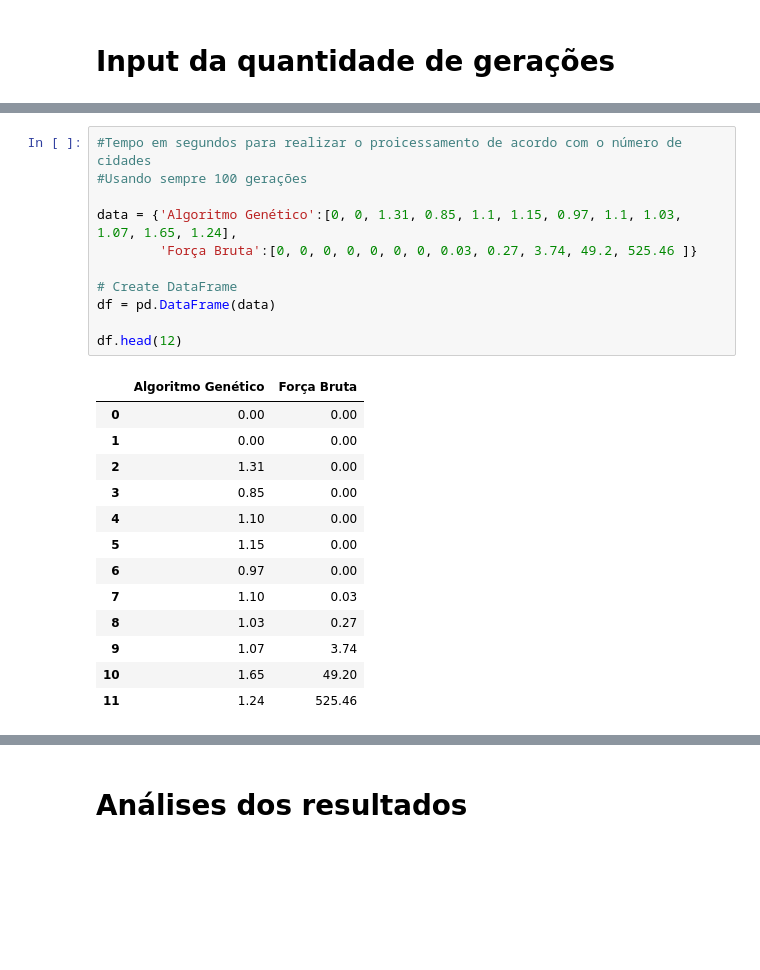
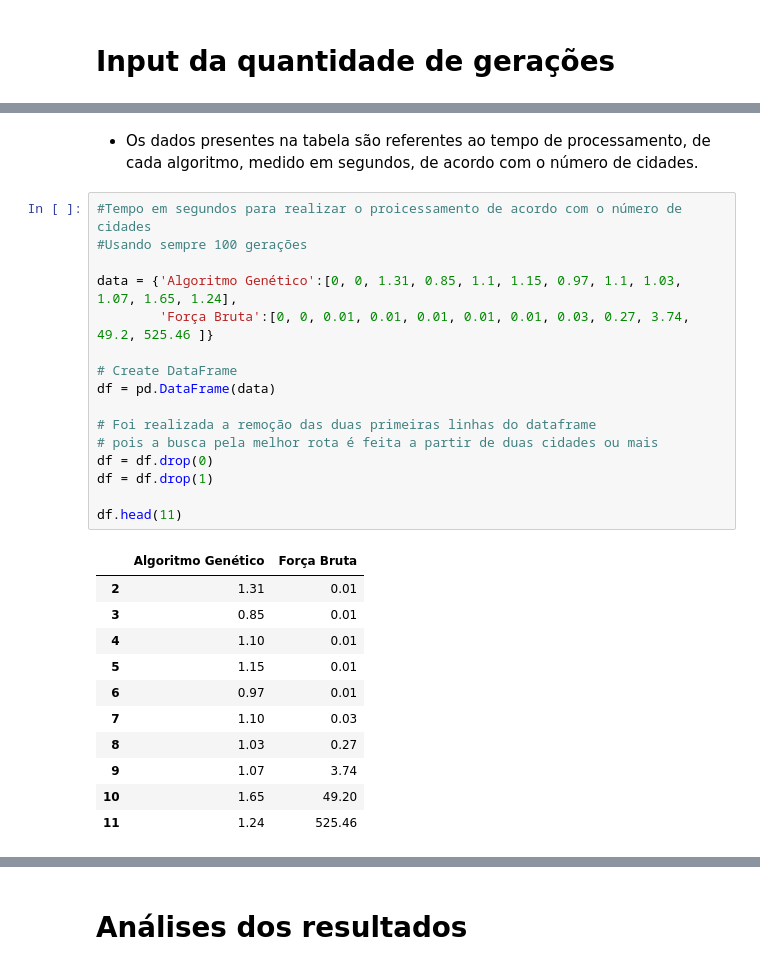
Before and after one commit to betinti/AlgoritmoGenetico-OtimizacaoDeRotas, a Jupyter notebook: Grupo51_TechChallenge_fase2.ipynb, the cells around one changed output, grey strips where cells are left out. Saved outputs shown, nothing was run; the diff lists cells and outputs as text; blank space fills up the shorter version.

```diff
--- a/Grupo51_TechChallenge_fase2.ipynb
+++ b/Grupo51_TechChallenge_fase2.ipynb
@@ -611,23 +543,28 @@ def plot_route(cities, route):
+# %% [markdown]
+- Os dados presentes na tabela são referentes ao tempo de processamento, de cada algoritmo, medido em segundos, de acordo com o número de cidades.
 # %%
 #Tempo em segundos para realizar o proicessamento de acordo com o número de cidades
 #Usando sempre 100 gerações
 
 data = {'Algoritmo Genético':[0, 0, 1.31, 0.85, 1.1, 1.15, 0.97, 1.1, 1.03, 1.07, 1.65, 1.24],
-        'Força Bruta':[0, 0, 0, 0, 0, 0, 0, 0.03, 0.27, 3.74, 49.2, 525.46 ]}
+        'Força Bruta':[0, 0, 0.01, 0.01, 0.01, 0.01, 0.01, 0.03, 0.27, 3.74, 49.2, 525.46 ]}
 
 # Create DataFrame
 df = pd.DataFrame(data)
 
-df.head(12)
+# Foi realizada a remoção das duas primeiras linhas do dataframe
+# pois a busca pela melhor rota é feita a partir de duas cidades ou mais
+df = df.drop(0)
+df = df.drop(1)
+
+df.head(11)
 # %% [output]
 |  | Algoritmo Genético | Força Bruta |
-| 0 | 0.00 | 0.00 |
-| 1 | 0.00 | 0.00 |
-| 2 | 1.31 | 0.00 |
-| 3 | 0.85 | 0.00 |
-| 4 | 1.10 | 0.00 |
-| 5 | 1.15 | 0.00 |
-| 6 | 0.97 | 0.00 |
+| 2 | 1.31 | 0.01 |
+| 3 | 0.85 | 0.01 |
+| 4 | 1.10 | 0.01 |
+| 5 | 1.15 | 0.01 |
+| 6 | 0.97 | 0.01 |
 | 7 | 1.10 | 0.03 |
 | 8 | 1.03 | 0.27 |
 | 9 | 1.07 | 3.74 |
```
Also changed, not shown: parts of 38 cells of this notebook.
